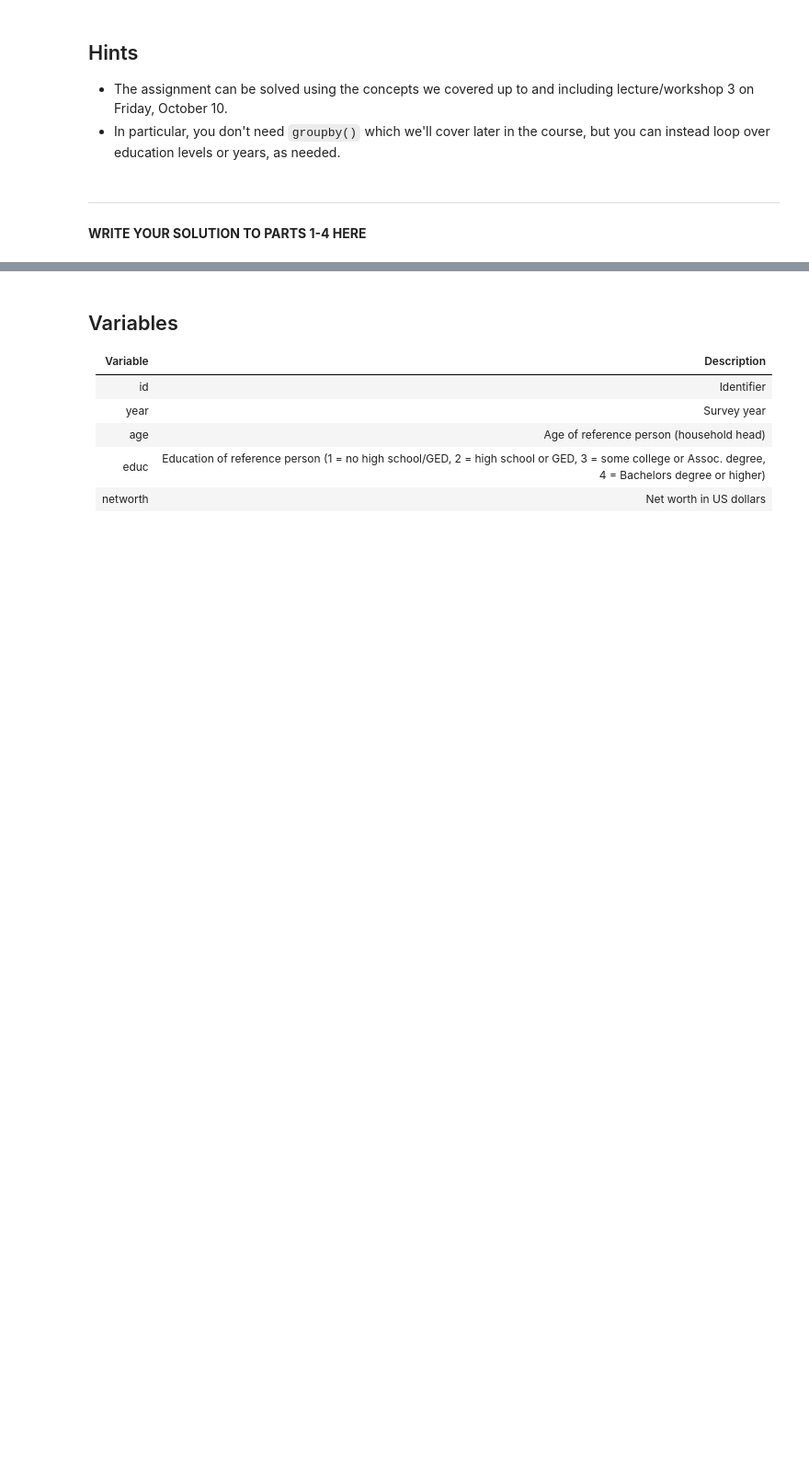
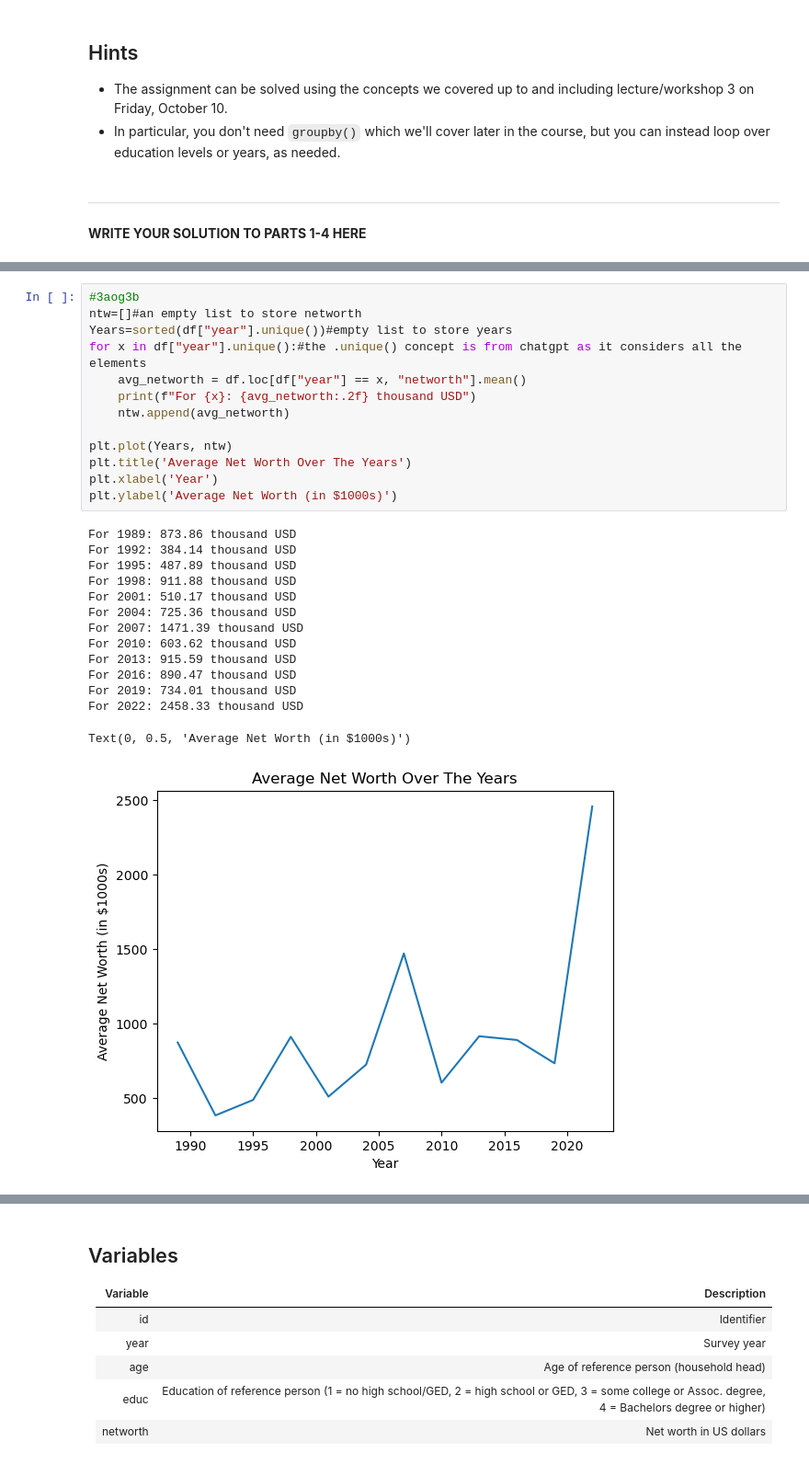
Before and after one commit to Niharsan/TECH2-H25-assignment2, a Jupyter notebook: assignment2 copy.ipynb, the cells around one changed output, grey strips where cells are left out. Shown: that part at 92% size. Saved outputs shown, nothing was run; the diff lists cells and outputs as text; blank space fills up the shorter version.

```diff
--- a/assignment2 copy.ipynb
+++ b/assignment2 copy.ipynb
@@ -139,0 +140,28 @@ ModuleNotFoundError: No module named 'matplotlib'
+# %%
+#3aog3b
+ntw=[]#an empty list to store networth
+Years=sorted(df["year"].unique())#empty list to store years
+for x in df["year"].unique():#the .unique() concept is from chatgpt as it considers all the elements
+    avg_networth = df.loc[df["year"] == x, "networth"].mean()
+    print(f"For {x}: {avg_networth:.2f} thousand USD")
+    ntw.append(avg_networth)
+
+plt.plot(Years, ntw)
+plt.title('Average Net Worth Over The Years')
+plt.xlabel('Year')
+plt.ylabel('Average Net Worth (in $1000s)')
+# %% [output]
+For 1989: 873.86 thousand USD
+For 1992: 384.14 thousand USD
+For 1995: 487.89 thousand USD
+For 1998: 911.88 thousand USD
+For 2001: 510.17 thousand USD
+For 2004: 725.36 thousand USD
+For 2007: 1471.39 thousand USD
+For 2010: 603.62 thousand USD
+For 2013: 915.59 thousand USD
+For 2016: 890.47 thousand USD
+For 2019: 734.01 thousand USD
+For 2022: 2458.33 thousand USD
+Text(0, 0.5, 'Average Net Worth (in $1000s)')
+[figure, added]
```
Also changed, not shown: parts of 13 cells of this notebook.
